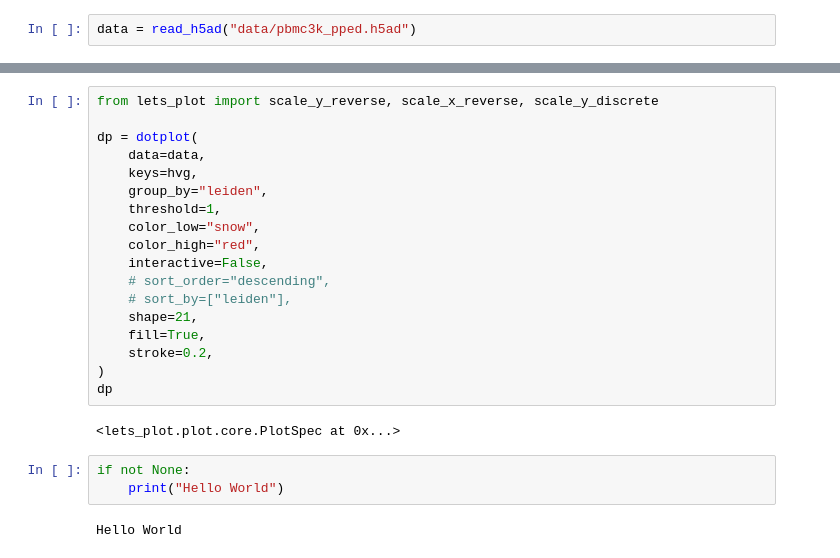
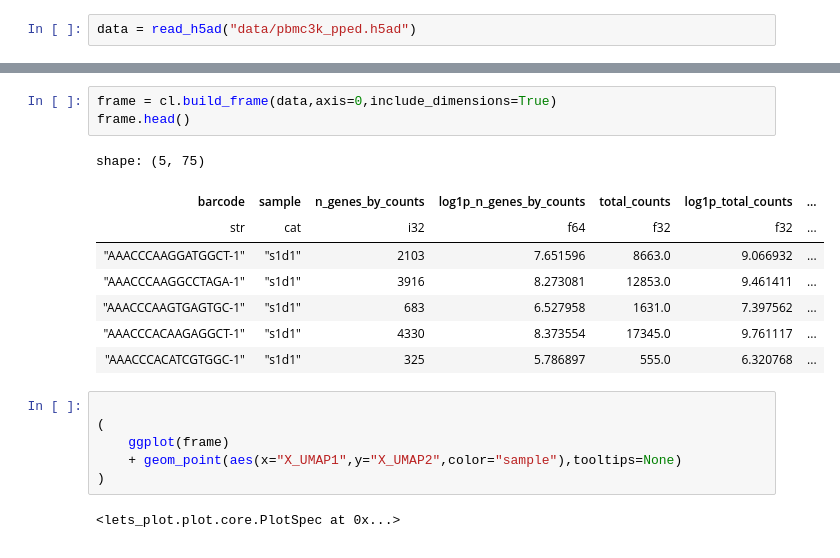
Before and after one commit to datavil/cellestial, a Jupyter notebook: notebooks/quick-tests.ipynb, the cells around one changed output, grey strips where cells are left out. Cells and saved outputs as stored; diff of their text form.

Commit message:
add test data sets

```diff
--- a/notebooks/quick-tests.ipynb
+++ b/notebooks/quick-tests.ipynb
@@ -193,25 +13,20 @@ hvg
-# %%
-from lets_plot import scale_y_reverse, scale_x_reverse, scale_y_discrete
-
-dp = dotplot(
-    data=data,
-    keys=hvg,
-    group_by="leiden",
-    threshold=1,
-    color_low="snow",
-    color_high="red",
-    interactive=False,
-    # sort_order="descending",
-    # sort_by=["leiden"],
-    shape=21,
-    fill=True,
-    stroke=0.2,
-)
-dp
-# %% [output]
-<lets_plot.plot.core.PlotSpec at 0x...>
-# %%
-if not None:
-    print("Hello World")
-# %% [output]
-Hello World
+# %%
+frame = cl.build_frame(data,axis=0,include_dimensions=True)
+frame.head()
+# %% [output]
+shape: (5, 75)
+| barcode | sample | n_genes_by_counts | log1p_n_genes_by_counts | total_counts | log1p_total_counts | ... |
+| str | cat | i32 | f64 | f32 | f32 | ... |
+| "AAACCCAAGGATGGCT-1" | "s1d1" | 2103 | 7.651596 | 8663.0 | 9.066932 | ... |
+| "AAACCCAAGGCCTAGA-1" | "s1d1" | 3916 | 8.273081 | 12853.0 | 9.461411 | ... |
+| "AAACCCAAGTGAGTGC-1" | "s1d1" | 683 | 6.527958 | 1631.0 | 7.397562 | ... |
+| "AAACCCACAAGAGGCT-1" | "s1d1" | 4330 | 8.373554 | 17345.0 | 9.761117 | ... |
+| "AAACCCACATCGTGGC-1" | "s1d1" | 325 | 5.786897 | 555.0 | 6.320768 | ... |
+# %%
+
+(
+    ggplot(frame)
+    + geom_point(aes(x="X_UMAP1",y="X_UMAP2",color="sample"),tooltips=None)
+)
+# %% [output]
+<lets_plot.plot.core.PlotSpec at 0x...>
```
Also changed, not shown: parts of 4 cells of this notebook, 4 other files.
